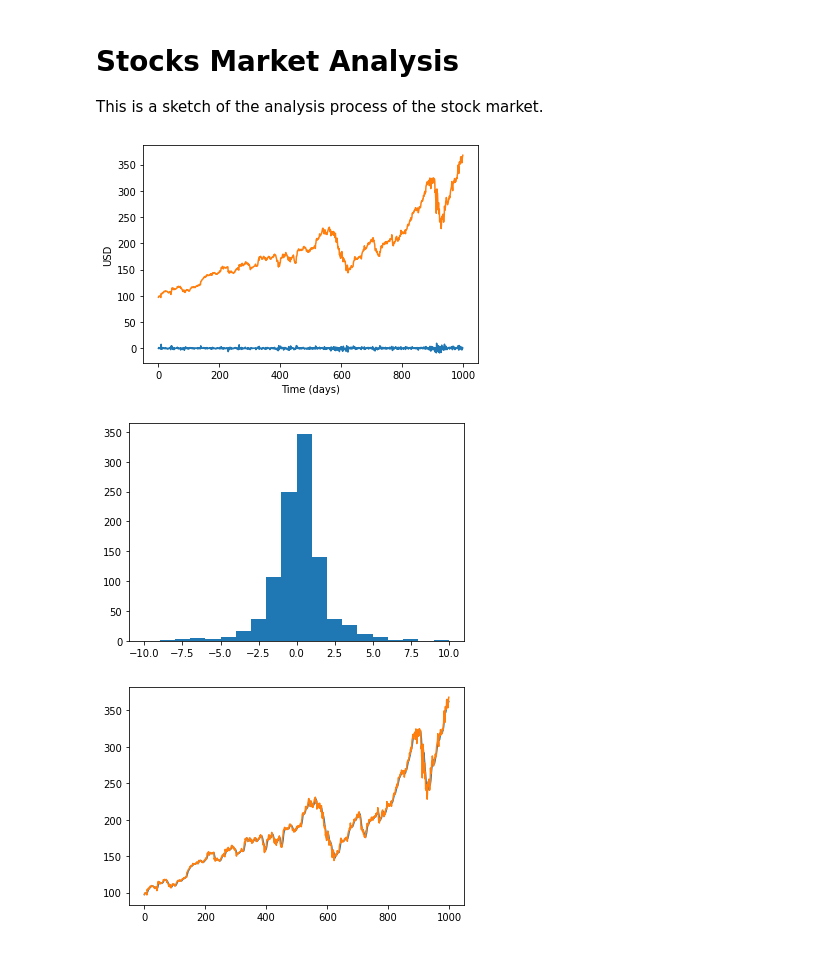
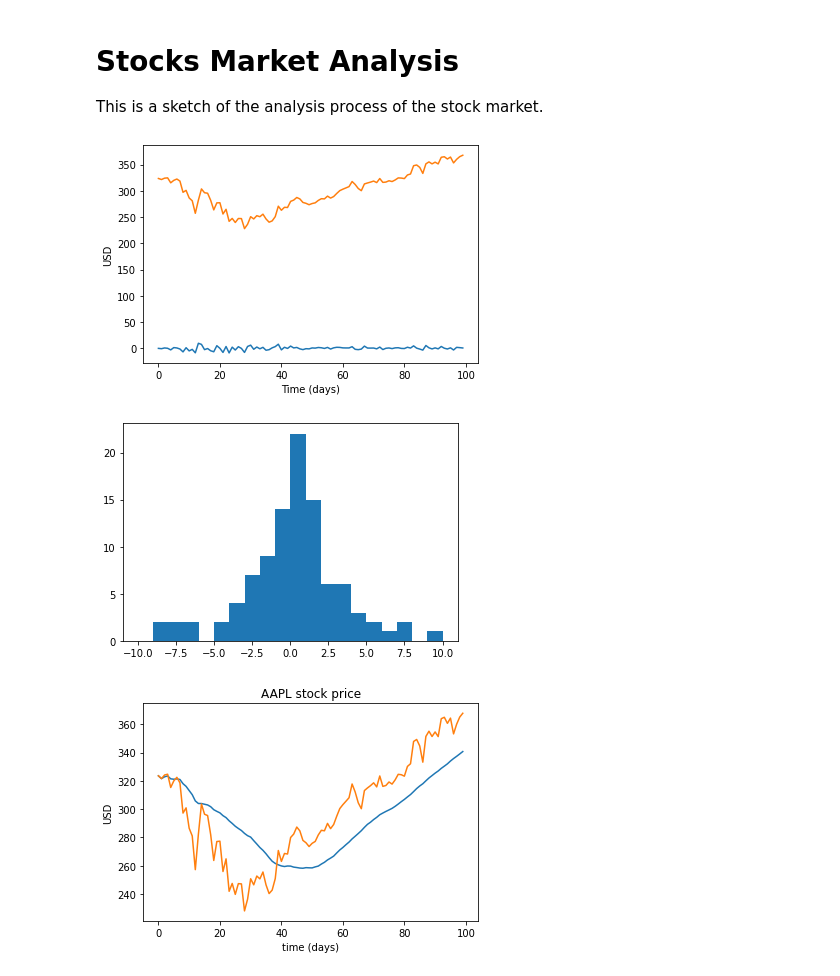
Before and after one commit to ivfreire/tradingbot, a Jupyter notebook: analysis/stock_market_analysis.ipynb, the cells around one changed output. Saved outputs shown, nothing was run; the diff lists cells and outputs as text; code cells hidden in the pictures.

```diff
--- a/analysis/stock_market_analysis.ipynb
+++ b/analysis/stock_market_analysis.ipynb
@@ -19,5 +24,5 @@ def moving_average(arr, width, n):
 # %%
-barset = api.get_barset('AAPL', 'day', limit=1000)
+barset = api.get_barset('AAPL', 'day', start=pd.Timestamp(year=2020, month=2, day=20).isoformat(), end=pd.Timestamp(year=2020, month=3, day=20).isoformat())
 stocks = {
     'o': [],
     'c': [],
@@ -48,18 +53,21 @@ plt.plot(t, deltas)
 plt.plot(t, stocks['o'])
 plt.show()
 # %% [output]
-[figure, old version]
+[figure, new version]
 # %%
 plt.hist(deltas, bins=20, range=(-10, 10))
 plt.show()
 # %% [output]
-[figure, old version]
+[figure, new version]
 # %%
 avgs = []
-for i in range(len(stocks['o'])): avgs.append(moving_average(stocks['o'], 5, i))
+for i in range(len(stocks['o'])): avgs.append(moving_average(stocks['o'], 30, i))
+plt.title('AAPL stock price')
+plt.xlabel('time (days)')
+plt.ylabel('USD')
 plt.plot(t, avgs)
 plt.plot(t, stocks['o'])
 plt.savefig('aapl.png', figsize=(8, 6), dpi=200)
 plt.show()
 # %% [output]
-[figure, old version]
+[figure, new version]
```
Also changed, not shown: parts of 6 cells of this notebook.
